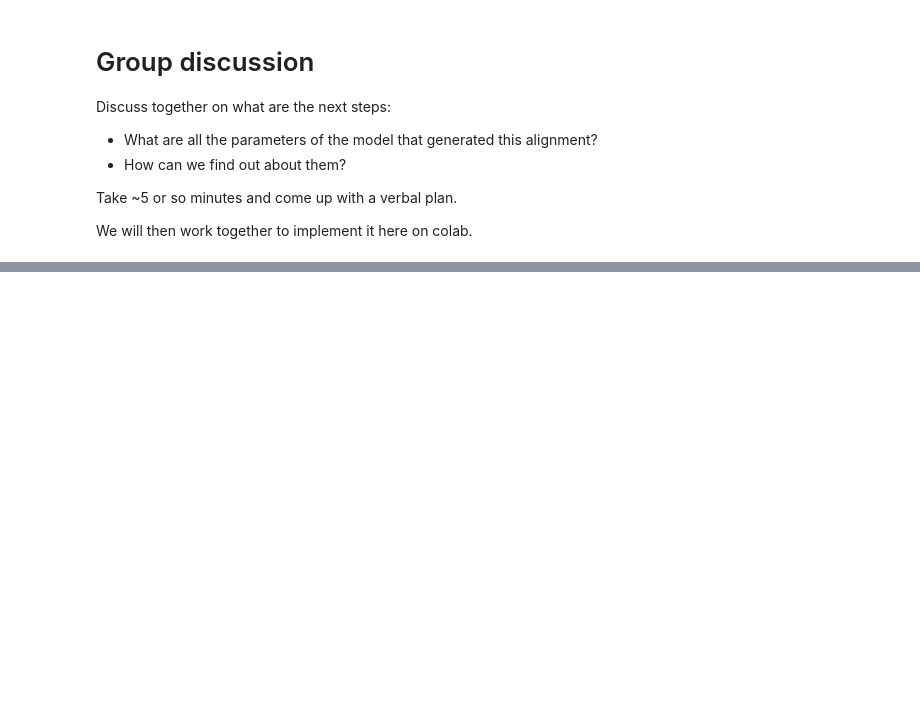
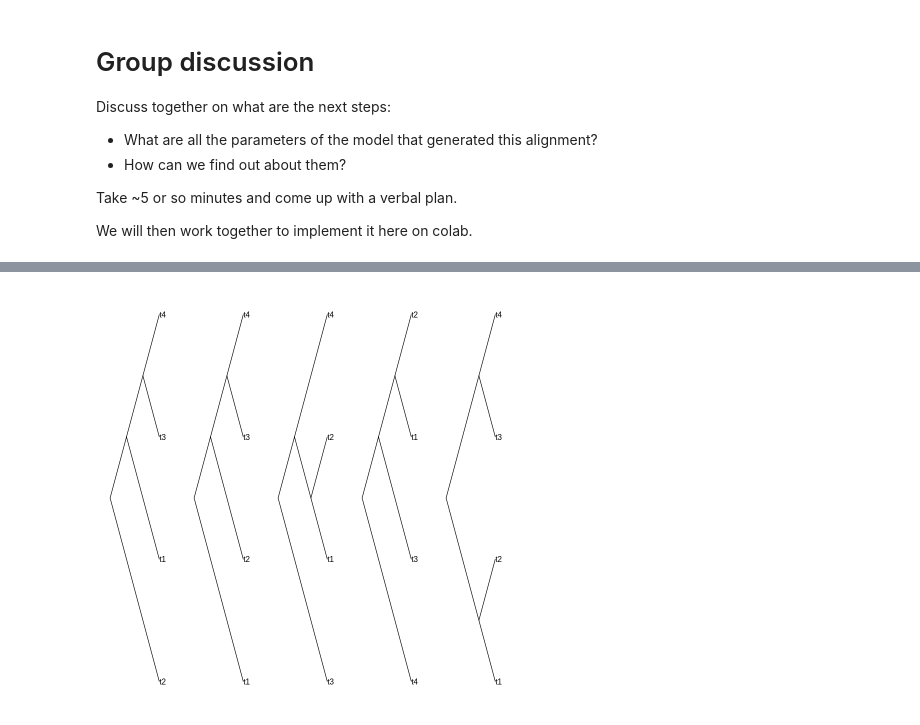
Before and after one commit to kostkalab/mol-evol_notebooks, a Jupyter notebook: lecture_mol_evol_03_22_2023.ipynb, the cells around one changed output, grey strips where cells are left out. Cells and saved outputs as stored; diff of their text form; code cells hidden in the pictures; blank space fills up the shorter version.

```diff
--- a/lecture_mol_evol_03_22_2023.ipynb
+++ b/lecture_mol_evol_03_22_2023.ipynb
@@ -51,0 +197,8 @@ We will then work together to implement it here on colab.
+# %%
+
+#- Find the topologies
+layout(matrix(1:5, 1, 5))
+par(mar = rep(1.5, 4), xpd = TRUE)
+for (i in 1:5) plot(all_trees[[ord[i]]], "c", cex = 1.2, font = 1)
+# %% [output]
+[figure, added]
```
Also changed, not shown: parts of 9 cells of this notebook.
